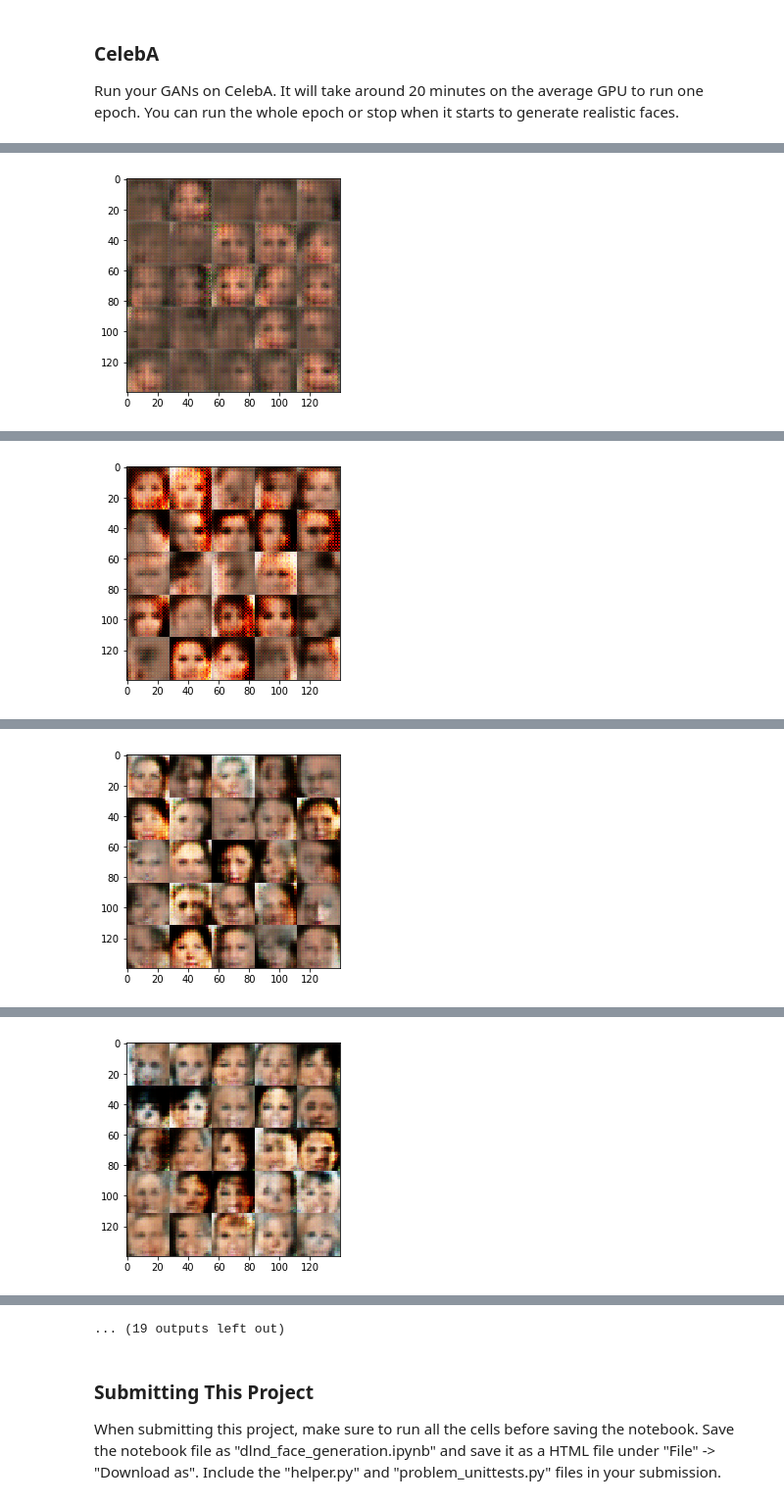
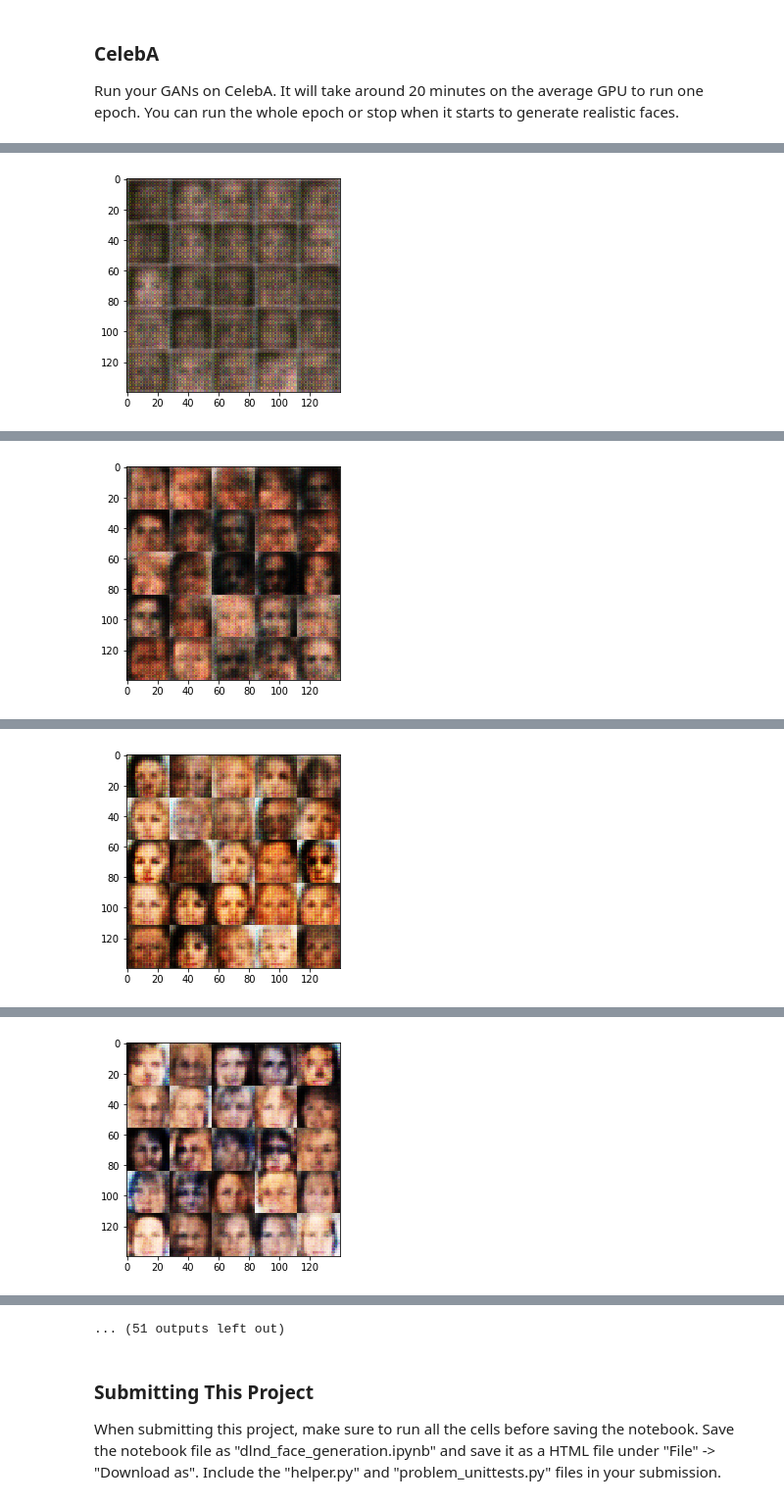
Before and after one commit to ToniRib/deep-learning, a Jupyter notebook: face_generation/dlnd_face_generation.ipynb, the cells around one changed output, grey strips where cells are left out. Shown at 98% size. Saved outputs shown, nothing was run; the diff lists cells and outputs as text; code cells hidden in the pictures.

```diff
--- a/face_generation/dlnd_face_generation.ipynb
+++ b/face_generation/dlnd_face_generation.ipynb
@@ -144,13 +144,15 @@ def discriminator(images, reuse=False):
     alpha = 0.01
 
     with tf.variable_scope('discriminator', reuse=reuse):
-        layer1 = tf.layers.conv2d(images, 64, 5, strides=2, padding='same')
+        layer1 = tf.layers.conv2d(images, 64, 5, strides=2, padding='same', kernel_initializer=tf.contrib.layers.xavier_initializer())
         relu1 = tf.maximum(layer1 * alpha, layer1)
 
-        layer2 = tf.layers.conv2d(relu1, 128, 5, strides=2, padding='same')
+        layer2 = tf.layers.conv2d(relu1, 128, 5, strides=2, padding='same', kernel_initializer=tf.contrib.layers.xavier_initializer())
+        layer2 = tf.layers.batch_normalization(layer2, training=True)
         relu2 = tf.maximum(layer2 * alpha, layer2)
 
-        layer3 = tf.layers.conv2d(relu2, 256, 5, strides=2, padding='same')
+        layer3 = tf.layers.conv2d(relu2, 256, 5, strides=2, padding='same', kernel_initializer=tf.contrib.layers.xavier_initializer())
+        layer3 = tf.layers.batch_normalization(layer3, training=True)
         relu3 = tf.maximum(layer3 * alpha, layer3)
 
         flattened = tf.reshape(relu3, (-1, 4 * 4 * 256))
@@ -189,12 +191,11 @@ def generator(z, out_channel_dim, is_train=True):
         layer1 = tf.layers.batch_normalization(layer1, training=is_train)
         layer1 = tf.maximum(layer1 * alpha, layer1)
 
-        layer2 = tf.layers.conv2d_transpose(layer1, 128, 5, strides=2, padding='same')
+        layer2 = tf.layers.conv2d_transpose(layer1, 128, 5, strides=2, padding='same', kernel_initializer=tf.contrib.layers.xavier_initializer())
         layer2 = tf.layers.batch_normalization(layer2, training=is_train)
         layer2 = tf.maximum(layer2 * alpha, layer2)
 
-        logits = tf.layers.conv2d_transpose(layer2, out_channel_dim, 5, strides=2, padding='same')
-
+        logits = tf.layers.conv2d_transpose(layer2, out_channel_dim, 5, strides=2, padding='same', kernel_initializer=tf.contrib.layers.xavier_initializer())
         output = tf.tanh(logits)
 
         return output
@@ -225,7 +226,7 @@ def model_loss(input_real, input_z, out_channel_dim):
     discriminator_model_fake, discriminator_logits_fake = discriminator(generator_model, reuse=True)
 
     discriminator_loss_real = tf.reduce_mean(
-        tf.nn.sigmoid_cross_entropy_with_logits(logits=discriminator_logits_real, labels=tf.ones_like(discriminator_model_real)))
+        tf.nn.sigmoid_cross_entropy_with_logits(logits=discriminator_logits_real, labels=tf.ones_like(discriminator_model_real)*0.9))
     discriminator_loss_fake = tf.reduce_mean(
         tf.nn.sigmoid_cross_entropy_with_logits(logits=discriminator_logits_fake, labels=tf.zeros_like(discriminator_model_fake)))
     generator_loss = tf.reduce_mean(
@@ -462,9 +463,9 @@ Epoch 2/2... Step 600 -> Discriminator Loss: 1.2248... Generator Loss: 1.2526
 ### CelebA
 Run your GANs on CelebA.  It will take around 20 minutes on the average GPU to run one epoch.  You can run the whole epoch or stop when it starts to generate realistic faces.
 # %%
-batch_size = 128
-z_dim = 100
-learning_rate = 0.001
+batch_size = 64
+z_dim = 128
+learning_rate = 0.0002
 beta1 = 0.5
 
 
@@ -491 +492 @@ Epoch 1/1... Step 100 -> Discriminator Loss: 1.2255... Generator Loss: 0.8435
-[figure, old version]
+[figure, new version]
@@ -502 +503 @@ Epoch 1/1... Step 200 -> Discriminator Loss: 1.0350... Generator Loss: 0.9408
-[figure, old version]
+[figure, new version]
@@ -513 +514 @@ Epoch 1/1... Step 300 -> Discriminator Loss: 1.1472... Generator Loss: 0.8885
-[figure, old version]
+[figure, new version]
@@ -524 +525 @@ Epoch 1/1... Step 400 -> Discriminator Loss: 1.3884... Generator Loss: 0.6714
-[figure, old version]
+[figure, new version]
@@ -547,4 +548,4 @@ Epoch 1/1... Step 600 -> Discriminator Loss: 1.3144... Generator Loss: 0.7327
-... (19 outputs left out)
+... (51 outputs left out)
 # %% [markdown]
 ### Submitting This Project
 When submitting this project, make sure to run all the cells before saving the notebook. Save the notebook file as "dlnd_face_generation.ipynb" and save it as a HTML file under "File" -> "Download as". Include the "helper.py" and "problem_unittests.py" files in your submission.
```
Also changed, not shown: parts of 2 cells of this notebook.
